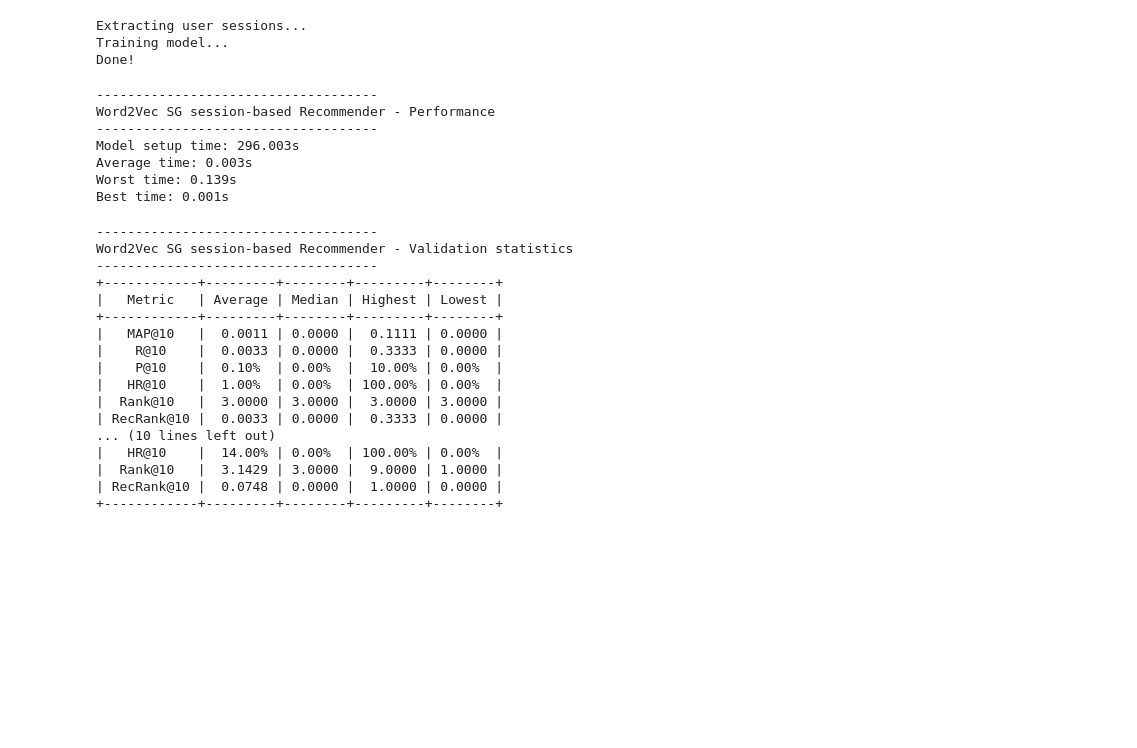
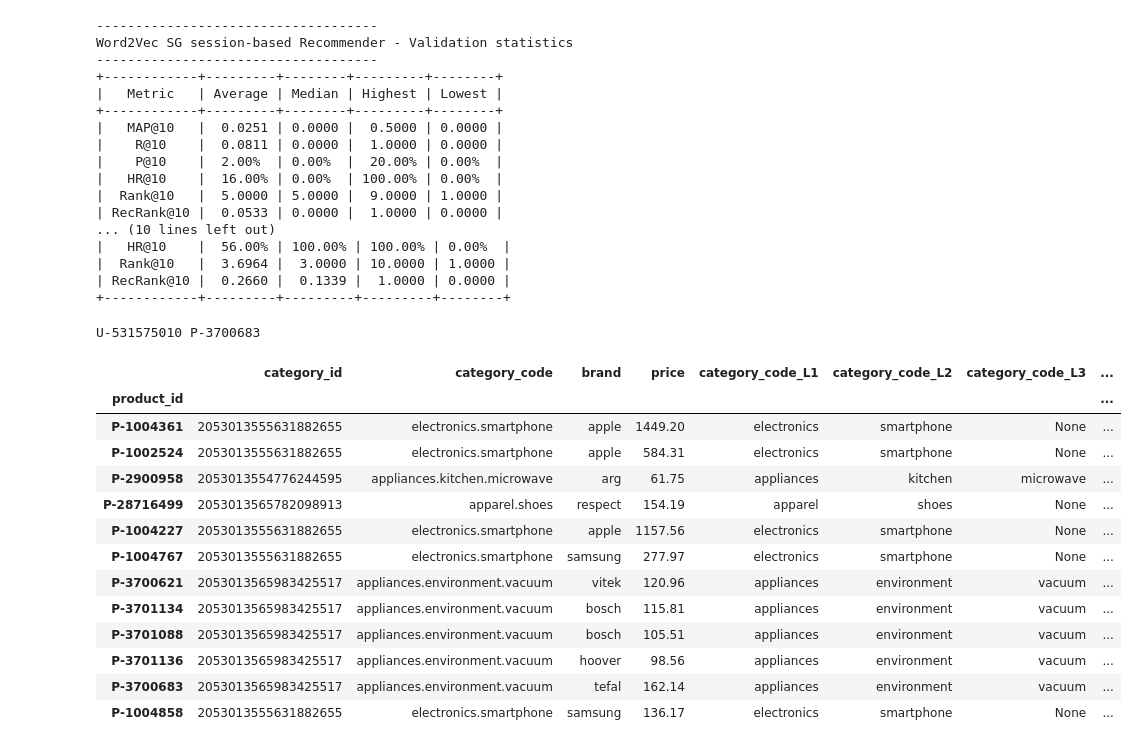
Before and after one commit to joseantbaurec/recommender-systems, a Jupyter notebook: src/testing.ipynb, the cells around one changed output. Saved outputs shown, nothing was run; the diff lists cells and outputs as text; code cells hidden in the pictures; blank space fills up the shorter version.

```diff
--- a/src/testing.ipynb
+++ b/src/testing.ipynb
@@ -14,22 +14,14 @@ Done!
-# %%
-from models.word2vec_model import Word2VecRecommender
-model = Word2VecRecommender(dataset)
-# %% [output]
-Extracting user sessions...
-Training model...
-Done!
+# %%
+import pickle
+from models.word2vec_model import Word2VecRecommender
+with open('/Users/josean/Desktop/Playground/recommender-systems/data/models/word2vec.pickle','rb') as file:
+    model: Word2VecRecommender = pickle.load(file)
+# %%
+dataset: DataSet = model.dataset
 # %%
 model.evaluate_performance()
-# %% [output]
-------------------------------------
-Word2Vec SG session-based Recommender - Performance
-------------------------------------
-Model setup time: 296.003s
-Average time: 0.003s
-Worst time: 0.139s
-Best time: 0.001s
 # %%
-model.evaluate_accuracy(10)
+model.evaluate_accuracy(10,n_runs=100)
 # %% [output]
 ------------------------------------
 Word2Vec SG session-based Recommender - Validation statistics
@@ -37,14 +29,35 @@ Word2Vec SG session-based Recommender - Validation statistics
 +------------+---------+--------+---------+--------+
 |   Metric   | Average | Median | Highest | Lowest |
 +------------+---------+--------+---------+--------+
-|   MAP@10   |  0.0011 | 0.0000 |  0.1111 | 0.0000 |
-|    R@10    |  0.0033 | 0.0000 |  0.3333 | 0.0000 |
-|    P@10    |  0.10%  | 0.00%  |  10.00% | 0.00%  |
-|   HR@10    |  1.00%  | 0.00%  | 100.00% | 0.00%  |
-|  Rank@10   |  3.0000 | 3.0000 |  3.0000 | 3.0000 |
-| RecRank@10 |  0.0033 | 0.0000 |  0.3333 | 0.0000 |
+|   MAP@10   |  0.0251 | 0.0000 |  0.5000 | 0.0000 |
+|    R@10    |  0.0811 | 0.0000 |  1.0000 | 0.0000 |
+|    P@10    |  2.00%  | 0.00%  |  20.00% | 0.00%  |
+|   HR@10    |  16.00% | 0.00%  | 100.00% | 0.00%  |
+|  Rank@10   |  5.0000 | 5.0000 |  9.0000 | 1.0000 |
+| RecRank@10 |  0.0533 | 0.0000 |  1.0000 | 0.0000 |
 ... (10 lines left out)
-|   HR@10    |  14.00% | 0.00%  | 100.00% | 0.00%  |
-|  Rank@10   |  3.1429 | 3.0000 |  9.0000 | 1.0000 |
-| RecRank@10 |  0.0748 | 0.0000 |  1.0000 | 0.0000 |
-+------------+---------+--------+---------+--------+
+|   HR@10    |  56.00% | 100.00% | 100.00% | 0.00%  |
+|  Rank@10   |  3.6964 |  3.0000 | 10.0000 | 1.0000 |
+| RecRank@10 |  0.2660 |  0.1339 |  1.0000 | 0.0000 |
++------------+---------+---------+---------+--------+
+# %%
+user = dataset.get_random_user().name
+product = dataset.get_random_product_from_user(user)
+print(user,product)
+dataset.products.loc[dataset.users.loc[user,'relevant_items']]
+# %% [output]
+U-531575010 P-3700683
+|  | category_id | category_code | brand | price | category_code_L1 | category_code_L2 | category_code_L3 | ... |
+| product_id |  |  |  |  |  |  |  | ... |
+| P-1004361 | 2053013555631882655 | electronics.smartphone | apple | 1449.20 | electronics | smartphone | None | ... |
+| P-1002524 | 2053013555631882655 | electronics.smartphone | apple | 584.31 | electronics | smartphone | None | ... |
+| P-2900958 | 2053013554776244595 | appliances.kitchen.microwave | arg | 61.75 | appliances | kitchen | microwave | ... |
+| P-28716499 | 2053013565782098913 | apparel.shoes | respect | 154.19 | apparel | shoes | None | ... |
+| P-1004227 | 2053013555631882655 | electronics.smartphone | apple | 1157.56 | electronics | smartphone | None | ... |
+| P-1004767 | 2053013555631882655 | electronics.smartphone | samsung | 277.97 | electronics | smartphone | None | ... |
+| P-3700621 | 2053013565983425517 | appliances.environment.vacuum | vitek | 120.96 | appliances | environment | vacuum | ... |
+| P-3701134 | 2053013565983425517 | appliances.environment.vacuum | bosch | 115.81 | appliances | environment | vacuum | ... |
+| P-3701088 | 2053013565983425517 | appliances.environment.vacuum | bosch | 105.51 | appliances | environment | vacuum | ... |
+| P-3701136 | 2053013565983425517 | appliances.environment.vacuum | hoover | 98.56 | appliances | environment | vacuum | ... |
+| P-3700683 | 2053013565983425517 | appliances.environment.vacuum | tefal | 162.14 | appliances | environment | vacuum | ... |
+| P-1004858 | 2053013555631882655 | electronics.smartphone | samsung | 136.17 | electronics | smartphone | None | ... |
```
Also changed, not shown: parts of 18 cells of this notebook, 2 other files.
